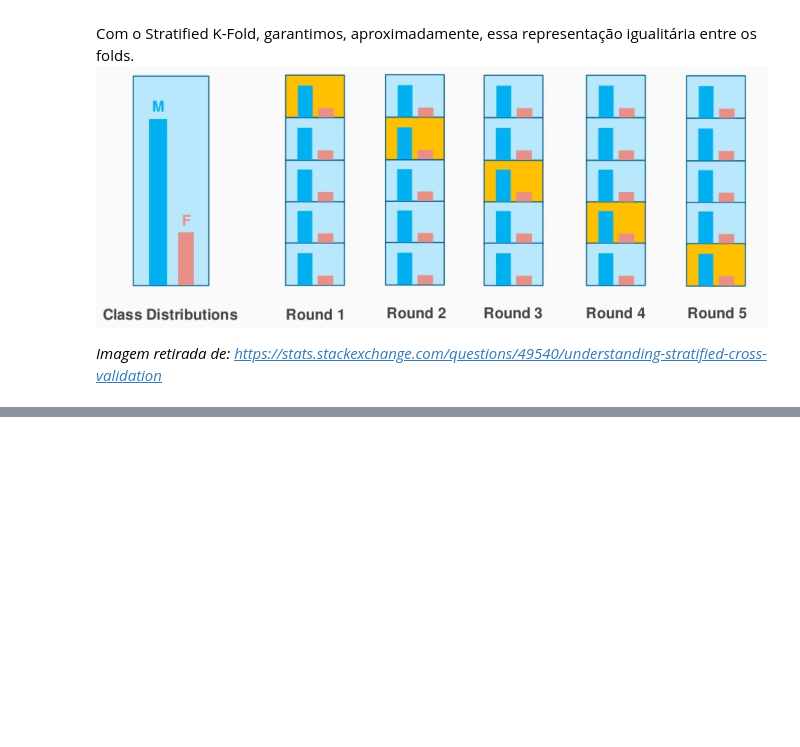
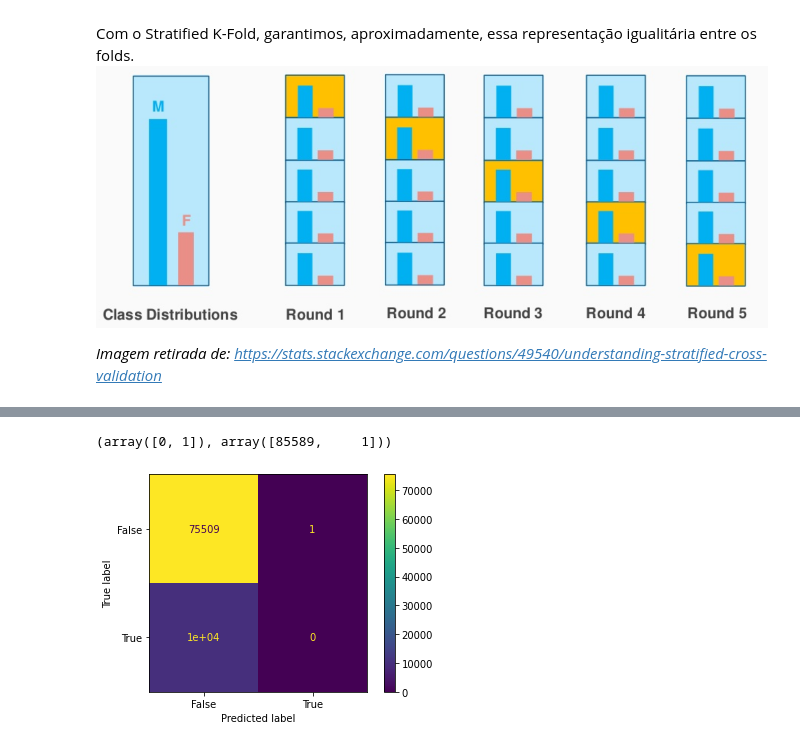
Before and after one commit to samuel0711/Desafio, a Jupyter notebook: desafio.ipynb, the cells around one changed output, grey strips where cells are left out. Cells and saved outputs as stored; diff of their text form; code cells hidden in the pictures; blank space fills up the shorter version.

Commit message:
Adição do stratify no train_test_split, correção de uso do SelectKBest, e implementação do algoritmo de maior score + matriz de confusão v1.

```diff
--- a/desafio.ipynb
+++ b/desafio.ipynb
@@ -179,7 +181,7 @@ Após a separação com o auxílio do *train_test_split* do módulo scikit-learn
 # %%
 from sklearn.model_selection import train_test_split
 
-x_train, x_test, y_train, y_test = train_test_split(x_scaled, forms_y, test_size=0.20, shuffle=False)
+x_train, x_test, y_train, y_test = train_test_split(x_scaled, forms_y, test_size=0.20, shuffle=False, stratify=forms_y)
 # %% [markdown]
 # Preparando o dataset para o treinamento
 ### Testando a generalização dos modelos testados com Stratified K-Fold
@@ -263,10 +265,11 @@ from sklearn.feature_selection import chi2
 from sklearn.feature_selection import SelectKBest
 
 selector = SelectKBest(chi2, k=7)
-selector.fit(x_train, forms_y)
+selector.fit(x_train, y_train)
 cols = selector.get_support(indices=True)
 
-x_selected = x_train.iloc[:,cols]
+x_train_selected = x_train.iloc[:,cols]
+x_test_selected = x_test.iloc[:,cols]
 
-x_selected.head()
+x_train_selected.head()
 # %% [output]
@@ -273,0 +286,25 @@ AttributeError: ignored
+# %%
+from sklearn.linear_model import LogisticRegression
+from sklearn.metrics import confusion_matrix
+from sklearn.metrics import ConfusionMatrixDisplay
+
+lr = LogisticRegression(max_iter=200)
+
+lr.fit(x_train_selected, y_train)
+predicts = lr.predict(x_test_selected)
+
+confusion_matrix = confusion_matrix(y_test, predicts)
+#método score para medir acurácia do modelo
+#acuracia =
+#print("A acurácia do modelo foi de: ",round(acuracia,4)*100,"%")
+# %%
+np.unique(predicts,return_counts=True)
+# %% [output]
+(array([0, 1]), array([85589,     1]))
+# %%
+cm = ConfusionMatrixDisplay(confusion_matrix = confusion_matrix, display_labels = [False, True])
+
+cm.plot()
+plt.show()
+# %% [output]
+[figure, added]
```
Also changed, not shown: parts of 9 cells of this notebook.
